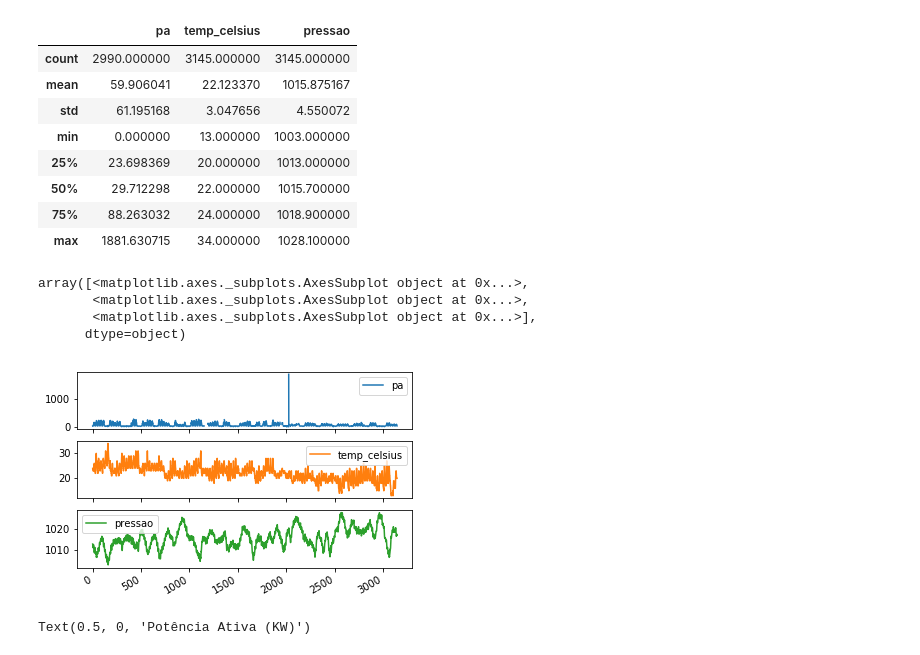
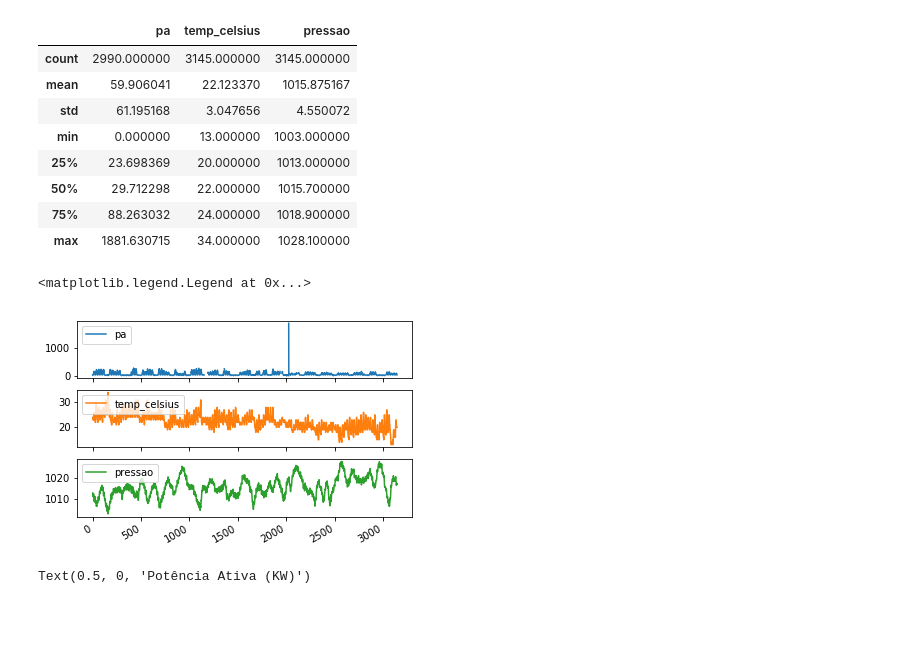
Before and after one commit to LeonardoSanBenitez/Loris-Industrial-Intelligence, a Jupyter notebook: pythonCodes/01 - WeatherRegression/All campus/Fpolis.ipynb, the cells around one changed output. Drawn from its saved outputs; the diff is of its cells as text; code cells hidden in the pictures; blank space fills up the shorter version.

```diff
--- a/pythonCodes/01 - WeatherRegression/All campus/Fpolis.ipynb
+++ b/pythonCodes/01 - WeatherRegression/All campus/Fpolis.ipynb
@@ -34,14 +34,14 @@ raw.describe()
 | 50% | 29.712298 | 22.000000 | 1015.700000 |
 | 75% | 88.263032 | 24.000000 | 1018.900000 |
 | max | 1881.630715 | 34.000000 | 1028.100000 |
-# %%
-raw.plot(subplots=True)
-# %% [output]
-array([<matplotlib.axes._subplots.AxesSubplot object at 0x...>,
-       <matplotlib.axes._subplots.AxesSubplot object at 0x...>,
-       <matplotlib.axes._subplots.AxesSubplot object at 0x...>],
-      dtype=object)
-[figure, removed]
+# %%
+(ax1, ax2,ax3) = raw.plot(subplots=True)
+ax1.legend(loc='upper left')
+ax2.legend(loc='upper left')
+ax3.legend(loc='upper left')
+# %% [output]
+<matplotlib.legend.Legend at 0x...>
+[figure, added]
 # %%
 raw['pa'].plot.kde().set_xlabel("Potência Ativa (KW)")
 # %% [output]
```
Also changed, not shown: parts of 9 cells of this notebook, 1 other file.
